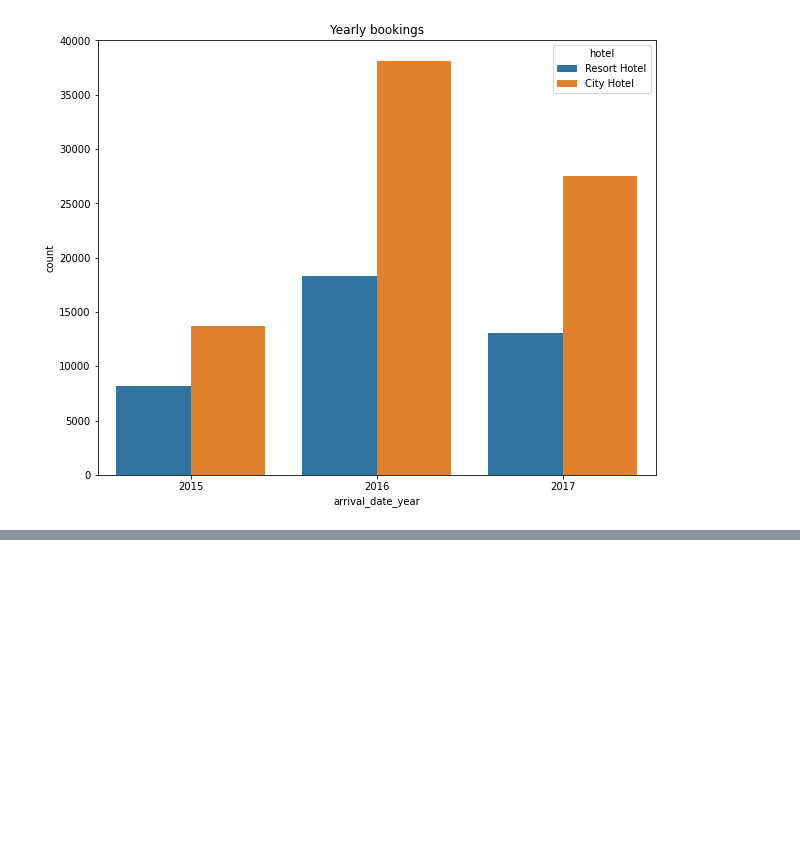
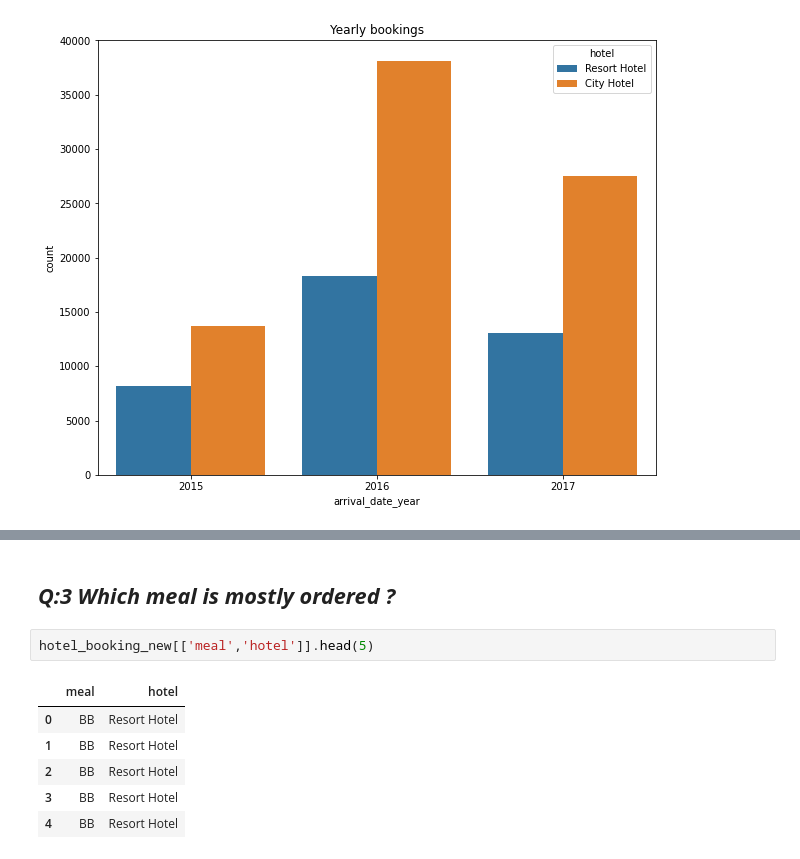
Before and after one commit to Achin120/Hotel-Booking-Analysis-, a Jupyter notebook: Achin_Hotel_Booking_Analysis_Capstone_Project.ipynb, the cells around one changed output, grey strips where cells are left out. Cells and saved outputs as stored; diff of their text form; blank space fills up the shorter version.

```diff
--- a/Achin_Hotel_Booking_Analysis_Capstone_Project.ipynb
+++ b/Achin_Hotel_Booking_Analysis_Capstone_Project.ipynb
@@ -255,0 +320,11 @@ Text(0.5, 1.0, 'Yearly bookings')
+# %% [markdown]
+## ***Q:3 Which meal is mostly ordered ?***
+# %%
+hotel_booking_new[['meal','hotel']].head(5)
+# %% [output]
+|  | meal | hotel |
+| 0 | BB | Resort Hotel |
+| 1 | BB | Resort Hotel |
+| 2 | BB | Resort Hotel |
+| 3 | BB | Resort Hotel |
+| 4 | BB | Resort Hotel |
```
Also changed, not shown: parts of 16 cells of this notebook.
